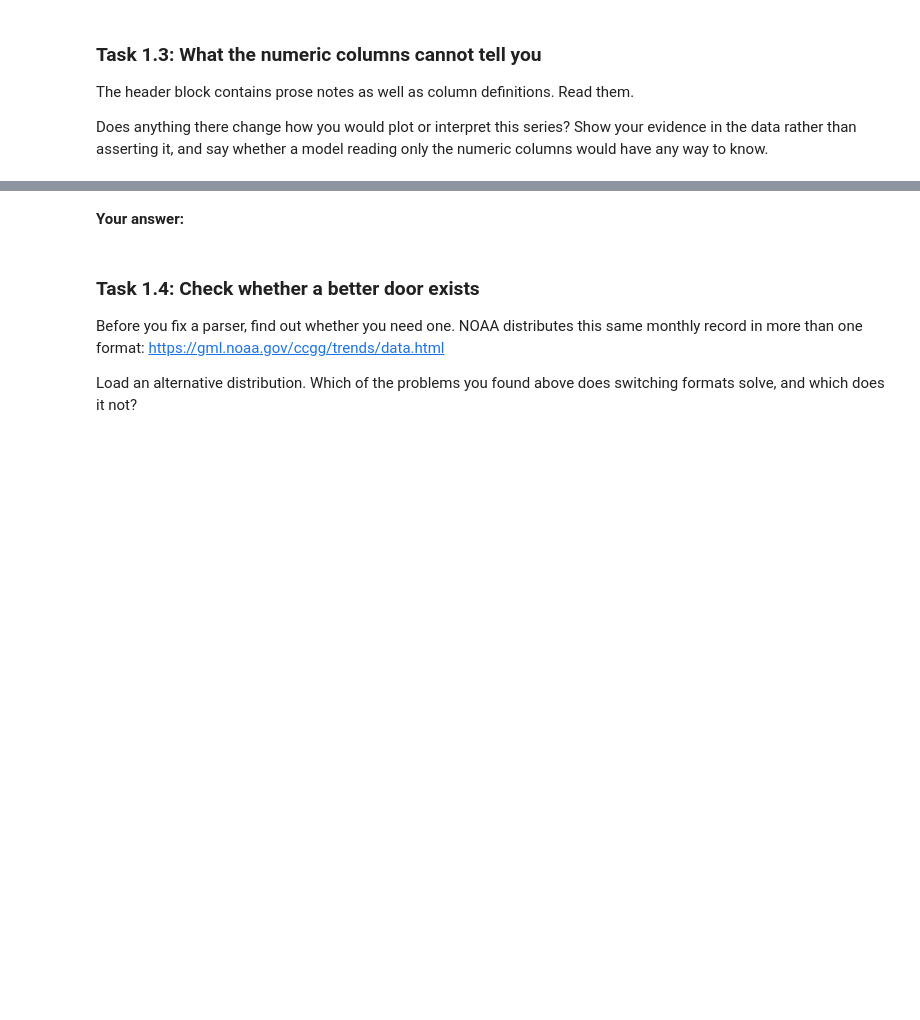
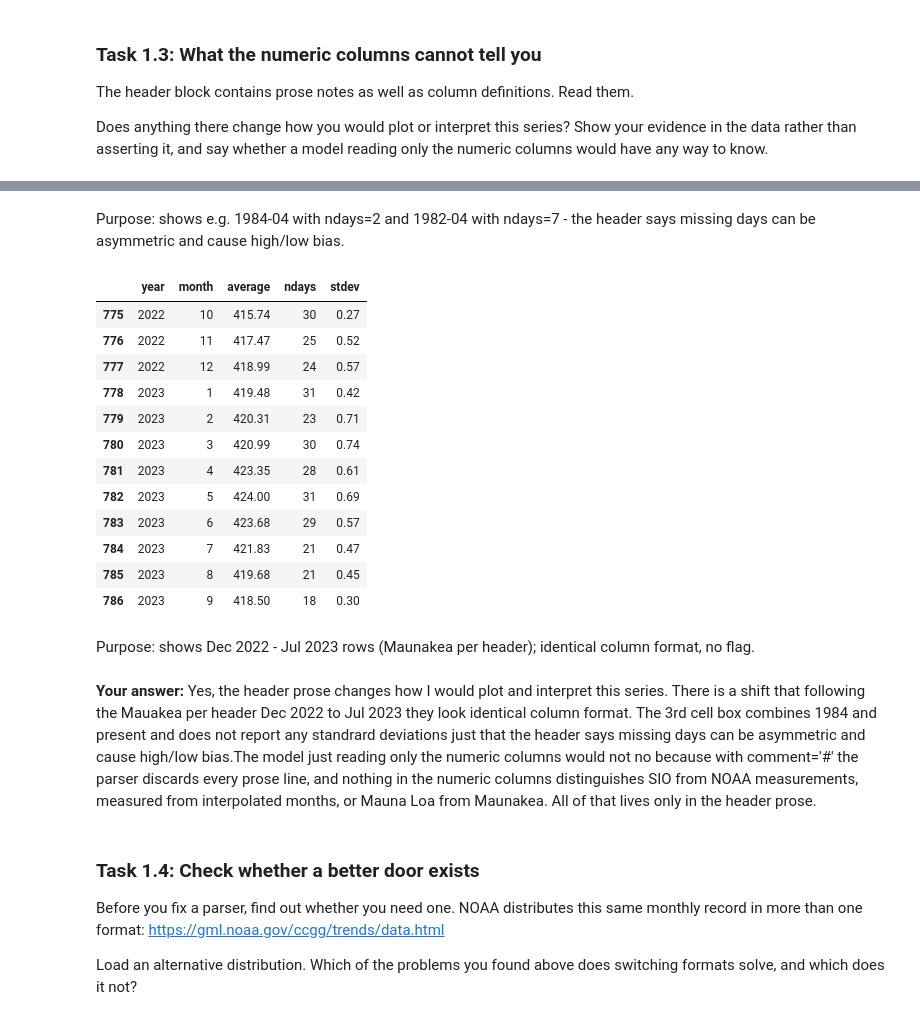
Before and after one commit to jiyuaa/climate-change, a Jupyter notebook: climate.ipynb, the cells around one changed output, grey strips where cells are left out. Cells and saved outputs as stored; diff of their text form; code cells hidden in the pictures; blank space fills up the shorter version.

```diff
--- a/climate.ipynb
+++ b/climate.ipynb
@@ -145,0 +101,5 @@ print("measurement columns untouched:", int(df_clean["average"].notna().sum()),
+# %%
+names = ["year", "month", "decimal_date", "average",
+         "deseasonalized", "ndays", "stdev", "unc_monthly"]
+df = pd.read_csv("https://gml.noaa.gov/webdata/ccgg/trends/co2/co2_mm_mlo.txt",
+                 sep=r"\s+", comment="#", header=None, names=names)
@@ -184,5 +225,26 @@ any way to know.
+# %% [markdown]
+Purpose: shows e.g. 1984-04 with ndays=2 and 1982-04 with ndays=7 - the header says missing days can be asymmetric and cause high/low bias.
+# %%
+df[(df.decimal_date >= 2022.75) & (df.decimal_date <= 2023.75)][["year", "month", "average", "ndays", "stdev"]]
+# %% [output]
+|  | year | month | average | ndays | stdev |
+| 775 | 2022 | 10 | 415.74 | 30 | 0.27 |
+| 776 | 2022 | 11 | 417.47 | 25 | 0.52 |
+| 777 | 2022 | 12 | 418.99 | 24 | 0.57 |
+| 778 | 2023 | 1 | 419.48 | 31 | 0.42 |
+| 779 | 2023 | 2 | 420.31 | 23 | 0.71 |
+| 780 | 2023 | 3 | 420.99 | 30 | 0.74 |
+| 781 | 2023 | 4 | 423.35 | 28 | 0.61 |
+| 782 | 2023 | 5 | 424.00 | 31 | 0.69 |
+| 783 | 2023 | 6 | 423.68 | 29 | 0.57 |
+| 784 | 2023 | 7 | 421.83 | 21 | 0.47 |
+| 785 | 2023 | 8 | 419.68 | 21 | 0.45 |
+| 786 | 2023 | 9 | 418.50 | 18 | 0.30 |
+# %% [markdown]
+
+Purpose: shows Dec 2022 - Jul 2023 rows (Maunakea per header); identical column format, no flag.
 # %% [markdown]
-**Your answer:**
+**Your answer:** Yes, the header prose changes how I would plot and interpret this series. There is a shift that following the Mauakea per header Dec 2022 to Jul 2023 they look identical column format. The 3rd cell box combines 1984 and present and does not report any standrard deviations just that the header says missing days can be asymmetric and cause high/low bias.The model just reading only the numeric columns would not no because with comment='#' the parser discards every prose line, and nothing in the numeric columns distinguishes SIO from NOAA measurements, measured from interpolated months, or Mauna Loa from Maunakea. All of that lives only in the header prose.
 # %% [markdown]
 ### Task 1.4: Check whether a better door exists
 
```
Also changed, not shown: parts of 42 cells of this notebook.
